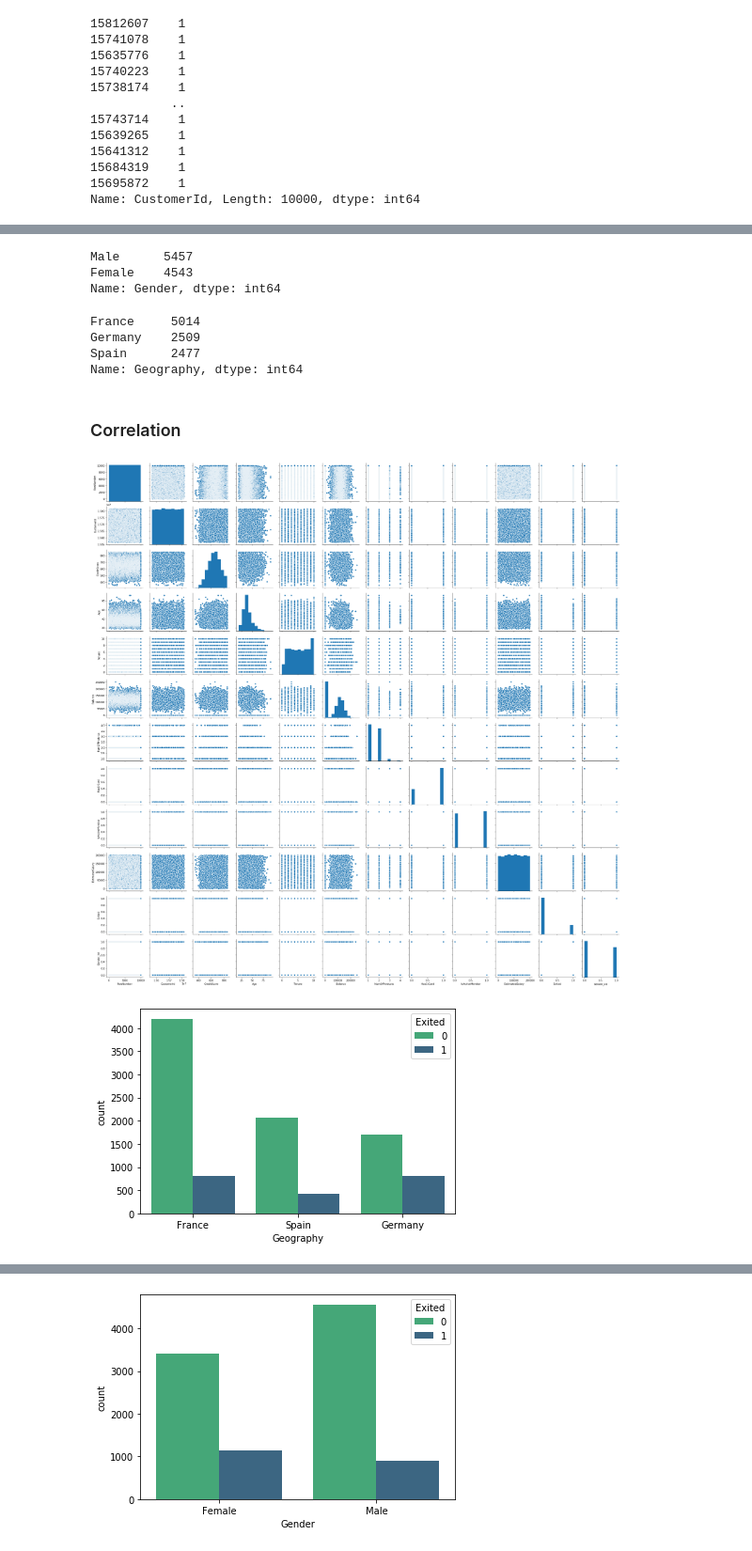
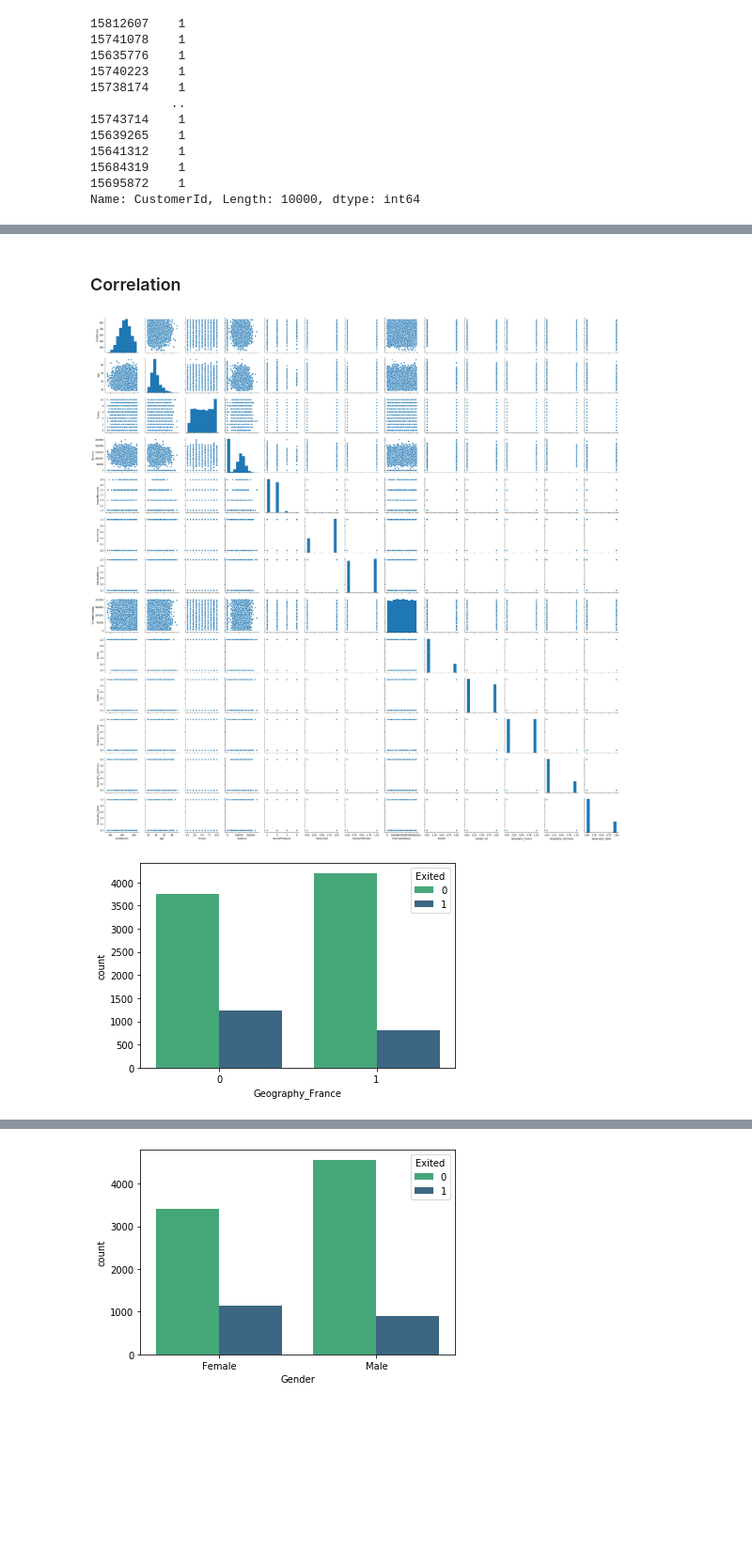
Before and after one commit to ironhack-bcn-data-june-2020/project-ml-bank-churn, a Jupyter notebook: DataPreparation.ipynb, the cells around one changed output, grey strips where cells are left out. Shown at 94% size. Saved outputs shown, nothing was run; the diff lists cells and outputs as text; code cells hidden in the pictures; blank space fills up the shorter version.

Commit message:
adding DataPrep without Log and StandardS

```diff
--- a/DataPreparation.ipynb
+++ b/DataPreparation.ipynb
@@ -288,4 +311,4 @@ dtype: int64
 churn["Gender_int"]= [0 if value == "Male" else 1 for value in churn["Gender"]]
 # %%
 # Get dummies from column country
-pd.get_dummies(churn, columns=['Geography'])
+churn=pd.get_dummies(churn, columns=['Geography'])
@@ -339,29 +365,14 @@ churn.head()
-# %%
-# check unique values column Gender
-churn.Gender.value_counts()
-# %% [output]
-Male      5457
-Female    4543
-Name: Gender, dtype: int64
-# %%
-# check unique values column Geography
-churn.Geography.value_counts()
-# %% [output]
-France     5014
-Germany    2509
-Spain      2477
-Name: Geography, dtype: int64
 # %% [markdown]
 ### Correlation
 # %%
 # Check correlation with pairplot
 sns.pairplot(churn);
 # %% [output]
-[figure, old version]
+[figure, new version]
 # %%
 # Check variables closer
 # %%
-# Geography vs Exited
-sns.countplot(data=churn, x="Geography", hue="Exited", palette="viridis_r");
+# Geography_France vs Exited
+sns.countplot(data=churn, x="Geography_France", hue="Exited", palette="viridis_r");
 # %% [output]
-[figure, old version]
+[figure, new version]
```
Also changed, not shown: parts of 28 cells of this notebook.
